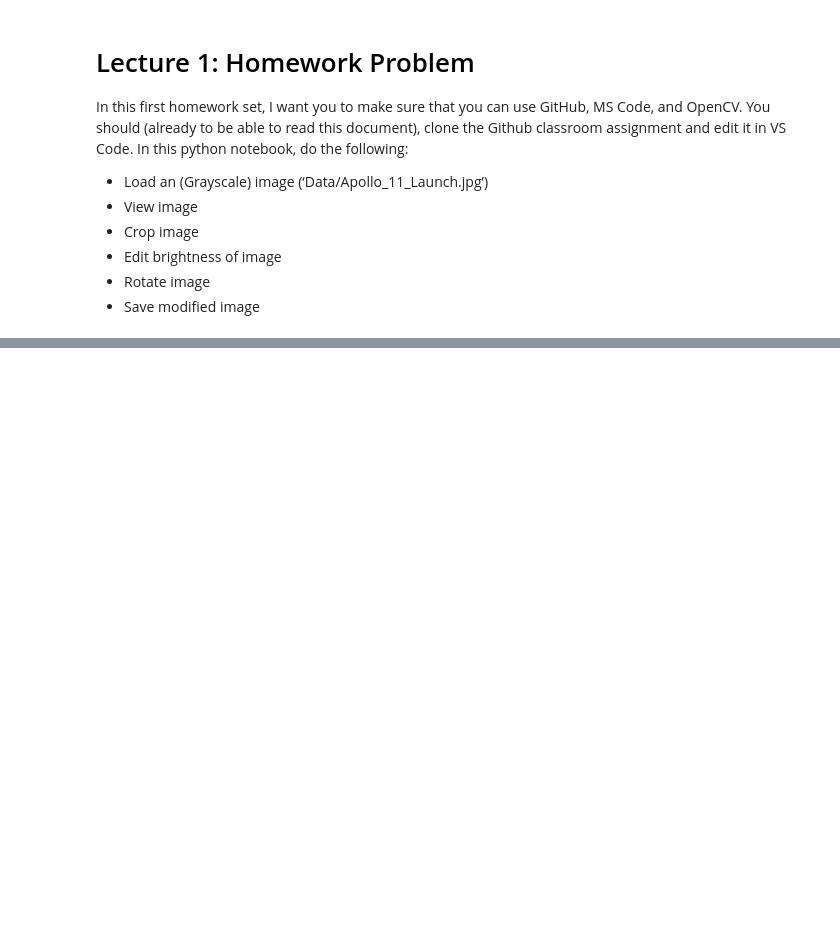
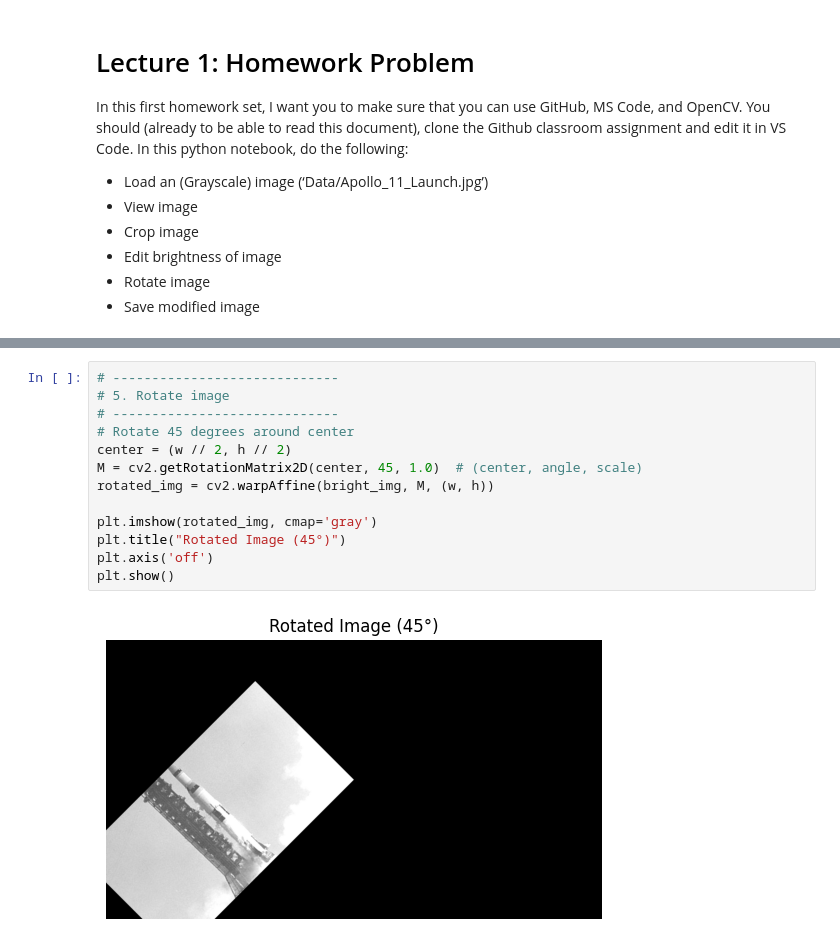
Before and after one commit to SSOE-ECE1390/verifying-setup-sarahSW-shiqi, a Jupyter notebook: Homework_0.ipynb, the cells around one changed output, grey strips where cells are left out. Drawn from its saved outputs; the diff is of its cells as text; blank space fills up the shorter version.

```diff
--- a/Homework_0.ipynb
+++ b/Homework_0.ipynb
@@ -79,0 +66,15 @@ Error:
+# %%
+# -----------------------------
+# 5. Rotate image
+# -----------------------------
+# Rotate 45 degrees around center
+center = (w // 2, h // 2)
+M = cv2.getRotationMatrix2D(center, 45, 1.0)  # (center, angle, scale)
+rotated_img = cv2.warpAffine(bright_img, M, (w, h))
+
+plt.imshow(rotated_img, cmap='gray')
+plt.title("Rotated Image (45°)")
+plt.axis('off')
+plt.show()
+# %% [output]
+[figure, added]
```
Also changed, not shown: parts of 4 cells of this notebook, 1 other file.
